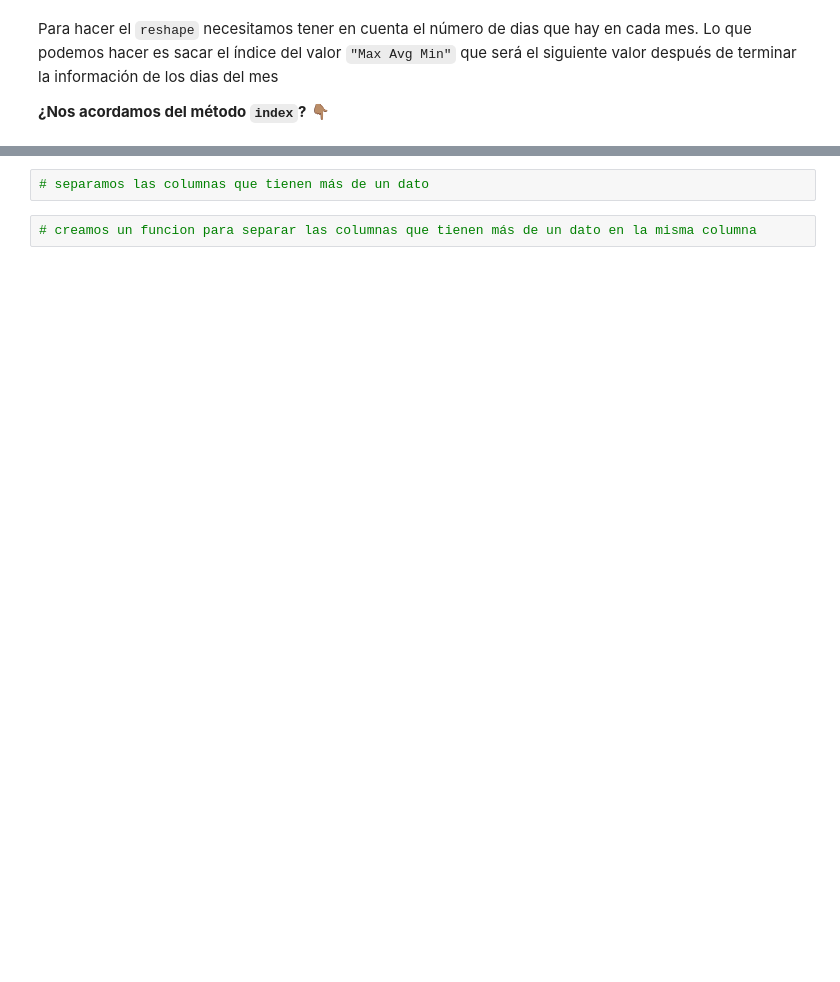
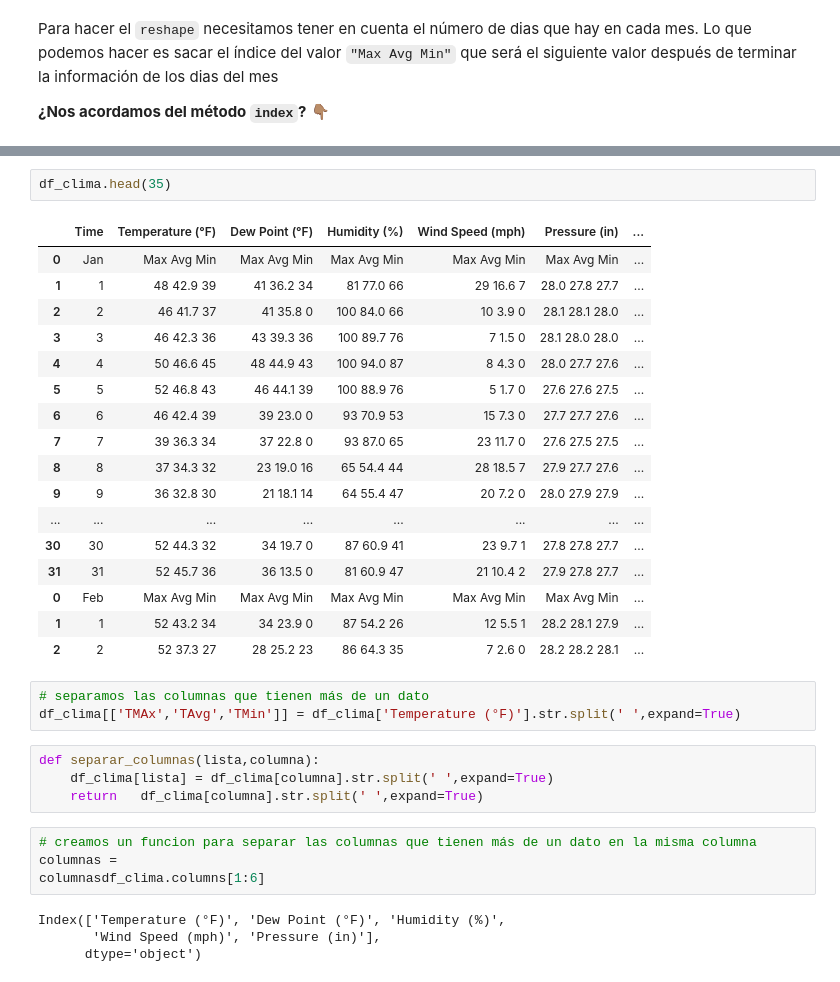
Before and after one commit to Ironhack-Data-Madrid-PartTime-May22/apuntes_clases, a Jupyter notebook: semana-08/8.5-Selenium.ipynb, the cells around one changed output, grey strips where cells are left out. Saved outputs shown, nothing was run; the diff lists cells and outputs as text; blank space fills up the shorter version.

```diff
--- a/semana-08/8.5-Selenium.ipynb
+++ b/semana-08/8.5-Selenium.ipynb
@@ -171,6 +324,37 @@ Para hacer el `reshape` necesitamos tener en cuenta el número de dias que hay e
+# %%
+df_clima.head(35)
+# %% [output]
+|  | Time | Temperature (°F) | Dew Point (°F) | Humidity (%) | Wind Speed (mph) | Pressure (in) | ... |
+| 0 | Jan | Max Avg Min | Max Avg Min | Max Avg Min | Max Avg Min | Max Avg Min | ... |
+| 1 | 1 | 48 42.9 39 | 41 36.2 34 | 81 77.0 66 | 29 16.6 7 | 28.0 27.8 27.7 | ... |
+| 2 | 2 | 46 41.7 37 | 41 35.8 0 | 100 84.0 66 | 10 3.9 0 | 28.1 28.1 28.0 | ... |
+| 3 | 3 | 46 42.3 36 | 43 39.3 36 | 100 89.7 76 | 7 1.5 0 | 28.1 28.0 28.0 | ... |
+| 4 | 4 | 50 46.6 45 | 48 44.9 43 | 100 94.0 87 | 8 4.3 0 | 28.0 27.7 27.6 | ... |
+| 5 | 5 | 52 46.8 43 | 46 44.1 39 | 100 88.9 76 | 5 1.7 0 | 27.6 27.6 27.5 | ... |
+| 6 | 6 | 46 42.4 39 | 39 23.0 0 | 93 70.9 53 | 15 7.3 0 | 27.7 27.7 27.6 | ... |
+| 7 | 7 | 39 36.3 34 | 37 22.8 0 | 93 87.0 65 | 23 11.7 0 | 27.6 27.5 27.5 | ... |
+| 8 | 8 | 37 34.3 32 | 23 19.0 16 | 65 54.4 44 | 28 18.5 7 | 27.9 27.7 27.6 | ... |
+| 9 | 9 | 36 32.8 30 | 21 18.1 14 | 64 55.4 47 | 20 7.2 0 | 28.0 27.9 27.9 | ... |
+| ... | ... | ... | ... | ... | ... | ... | ... |
+| 30 | 30 | 52 44.3 32 | 34 19.7 0 | 87 60.9 41 | 23 9.7 1 | 27.8 27.8 27.7 | ... |
+| 31 | 31 | 52 45.7 36 | 36 13.5 0 | 81 60.9 47 | 21 10.4 2 | 27.9 27.8 27.7 | ... |
+| 0 | Feb | Max Avg Min | Max Avg Min | Max Avg Min | Max Avg Min | Max Avg Min | ... |
+| 1 | 1 | 52 43.2 34 | 34 23.9 0 | 87 54.2 26 | 12 5.5 1 | 28.2 28.1 27.9 | ... |
+| 2 | 2 | 52 37.3 27 | 28 25.2 23 | 86 64.3 35 | 7 2.6 0 | 28.2 28.2 28.1 | ... |
 # %%
 # separamos las columnas que tienen más de un dato
+df_clima[['TMAx','TAvg','TMin']] = df_clima['Temperature (°F)'].str.split(' ',expand=True)
+# %%
+def separar_columnas(lista,columna):
+    df_clima[lista] = df_clima[columna].str.split(' ',expand=True)
+    return   df_clima[columna].str.split(' ',expand=True)
 # %%
 # creamos un funcion para separar las columnas que tienen más de un dato en la misma columna
+columnas =
+columnasdf_clima.columns[1:6]
+# %% [output]
+Index(['Temperature (°F)', 'Dew Point (°F)', 'Humidity (%)',
+       'Wind Speed (mph)', 'Pressure (in)'],
+      dtype='object')
 # %%
 # almacenamos en la variable columnas aquellas columnas que necesiten un spliteo
```
Also changed, not shown: parts of 22 cells of this notebook.
